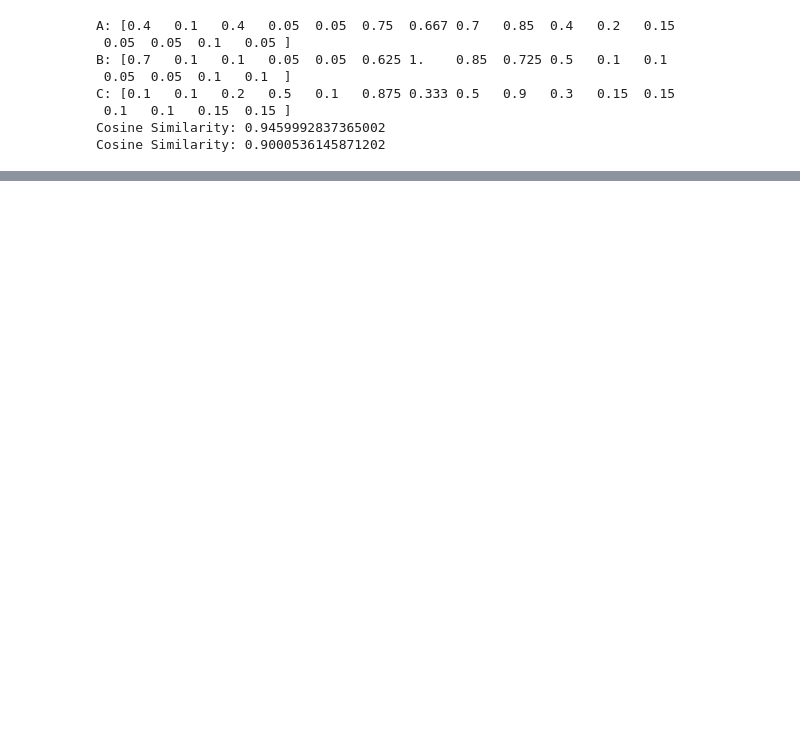
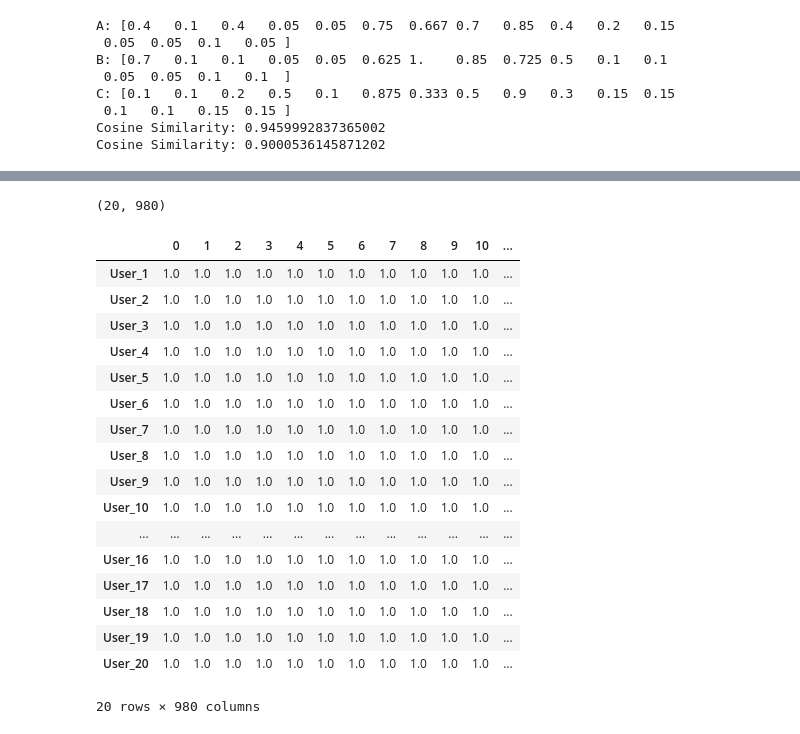
Before and after one commit to choKaylee/WealthSmart, a Jupyter notebook: model_tesitng.ipynb, the cells around one changed output, grey strips where cells are left out. Saved outputs shown, nothing was run; the diff lists cells and outputs as text; code cells hidden in the pictures; blank space fills up the shorter version.

```diff
--- a/model_tesitng.ipynb
+++ b/model_tesitng.ipynb
@@ -239,0 +404,11 @@ user_data[["factor_weight_investment_goals", "factor_weight_risk_tolerance","fac
+# %%
+cosine_sim_df_transposed = cosine_sim_df.T
+
+cosine_sim_sorted = pd.DataFrame()
+
+for i in cosine_sim_df_transposed.columns:
+    sorted_indices = cosine_sim_df_transposed[i].sort_values(ascending=False).index
+    cosine_sim_sorted[i] = cosine_sim_df_transposed[i].sort_values(ascending=False).values
+    cosine_sim_sorted["old_user_id_for_" + i] = cosine_sim_df_transposed.index[sorted_indices].values
+
+cosine_sim_sorted
@@ -239,0 +431,11 @@ user_data[["factor_weight_investment_goals", "factor_weight_risk_tolerance","fac
+# %%
+# Calculate one composite score!
+composite_score = np.column_stack((
+    w1 * investment_goal_composite_score +
+    w2 * risk_tolerance_score +
+    w3 * holding_period_composite_score +
+    w4 * return_score +
+    w5 * product_preference_composite_score
+))
+
+composite_score
@@ -239,0 +460,41 @@ user_data[["factor_weight_investment_goals", "factor_weight_risk_tolerance","fac
+# %%
+from numpy.linalg import norm
+
+composite_score = composite_score.T
+
+new_users = composite_score[:20]
+old_users = composite_score[20:]
+
+cosine_similarities = {}
+
+for i in range(len(new_users)):
+    similarities = []
+    for j in range(len(old_users)):
+        cosine_similarity = np.dot(new_users[i], old_users[j]) / (norm(new_users[i]) * norm(old_users[j]))
+        similarities.append(cosine_similarity)
+    cosine_similarities[f"User_{i+1}"] = similarities
+
+cosine_sim_df = pd.DataFrame.from_dict(cosine_similarities, orient='index')
+
+print(cosine_sim_df.shape)
+cosine_sim_df
+# %% [output]
+(20, 980)
+|  | 0 | 1 | 2 | 3 | 4 | 5 | 6 | 7 | 8 | 9 | 10 | ... |
+| User_1 | 1.0 | 1.0 | 1.0 | 1.0 | 1.0 | 1.0 | 1.0 | 1.0 | 1.0 | 1.0 | 1.0 | ... |
+| User_2 | 1.0 | 1.0 | 1.0 | 1.0 | 1.0 | 1.0 | 1.0 | 1.0 | 1.0 | 1.0 | 1.0 | ... |
+| User_3 | 1.0 | 1.0 | 1.0 | 1.0 | 1.0 | 1.0 | 1.0 | 1.0 | 1.0 | 1.0 | 1.0 | ... |
+| User_4 | 1.0 | 1.0 | 1.0 | 1.0 | 1.0 | 1.0 | 1.0 | 1.0 | 1.0 | 1.0 | 1.0 | ... |
+| User_5 | 1.0 | 1.0 | 1.0 | 1.0 | 1.0 | 1.0 | 1.0 | 1.0 | 1.0 | 1.0 | 1.0 | ... |
+| User_6 | 1.0 | 1.0 | 1.0 | 1.0 | 1.0 | 1.0 | 1.0 | 1.0 | 1.0 | 1.0 | 1.0 | ... |
+| User_7 | 1.0 | 1.0 | 1.0 | 1.0 | 1.0 | 1.0 | 1.0 | 1.0 | 1.0 | 1.0 | 1.0 | ... |
+| User_8 | 1.0 | 1.0 | 1.0 | 1.0 | 1.0 | 1.0 | 1.0 | 1.0 | 1.0 | 1.0 | 1.0 | ... |
+| User_9 | 1.0 | 1.0 | 1.0 | 1.0 | 1.0 | 1.0 | 1.0 | 1.0 | 1.0 | 1.0 | 1.0 | ... |
+| User_10 | 1.0 | 1.0 | 1.0 | 1.0 | 1.0 | 1.0 | 1.0 | 1.0 | 1.0 | 1.0 | 1.0 | ... |
+| ... | ... | ... | ... | ... | ... | ... | ... | ... | ... | ... | ... | ... |
+| User_16 | 1.0 | 1.0 | 1.0 | 1.0 | 1.0 | 1.0 | 1.0 | 1.0 | 1.0 | 1.0 | 1.0 | ... |
+| User_17 | 1.0 | 1.0 | 1.0 | 1.0 | 1.0 | 1.0 | 1.0 | 1.0 | 1.0 | 1.0 | 1.0 | ... |
+| User_18 | 1.0 | 1.0 | 1.0 | 1.0 | 1.0 | 1.0 | 1.0 | 1.0 | 1.0 | 1.0 | 1.0 | ... |
+| User_19 | 1.0 | 1.0 | 1.0 | 1.0 | 1.0 | 1.0 | 1.0 | 1.0 | 1.0 | 1.0 | 1.0 | ... |
+| User_20 | 1.0 | 1.0 | 1.0 | 1.0 | 1.0 | 1.0 | 1.0 | 1.0 | 1.0 | 1.0 | 1.0 | ... |
+20 rows × 980 columns
```
Also changed, not shown: parts of 40 cells of this notebook.
